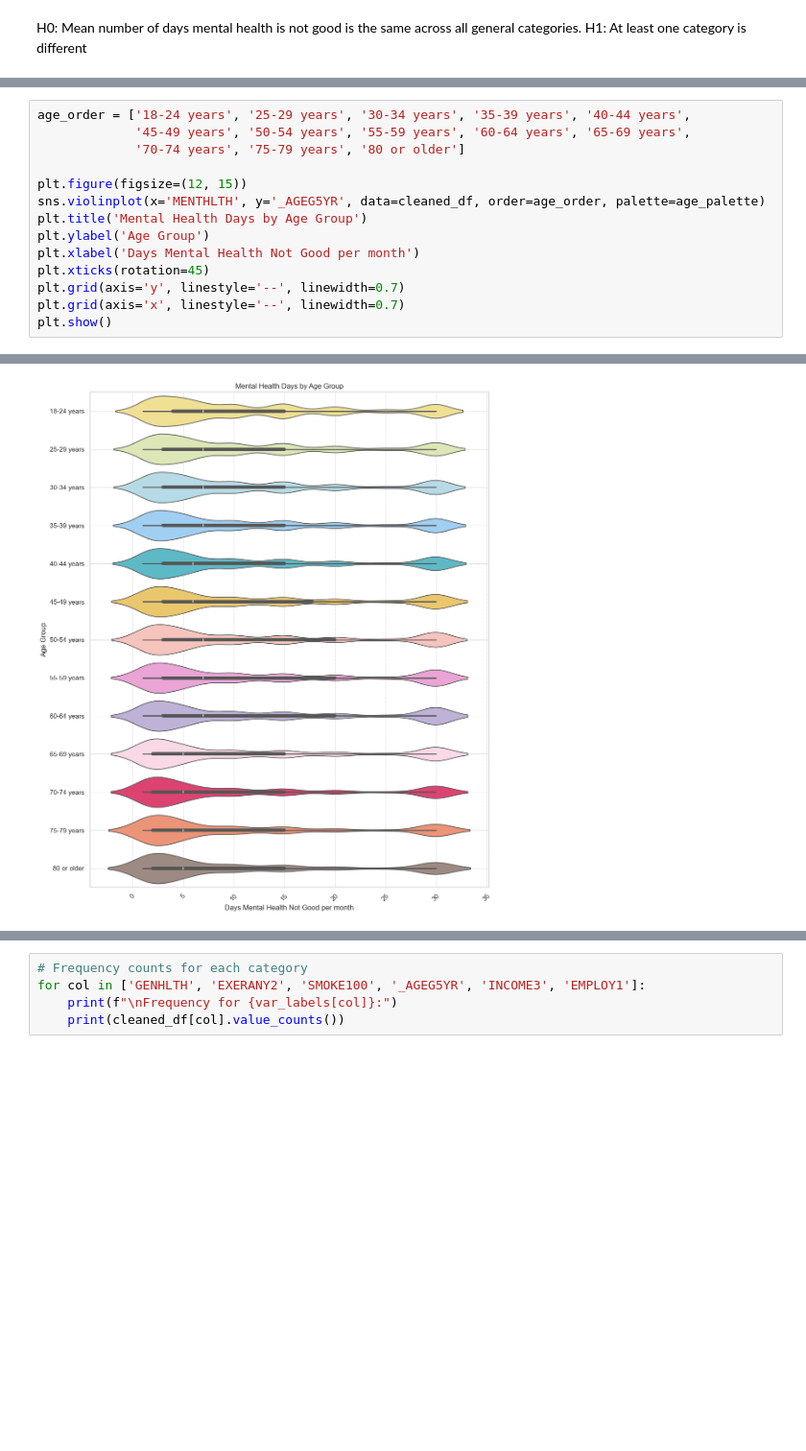
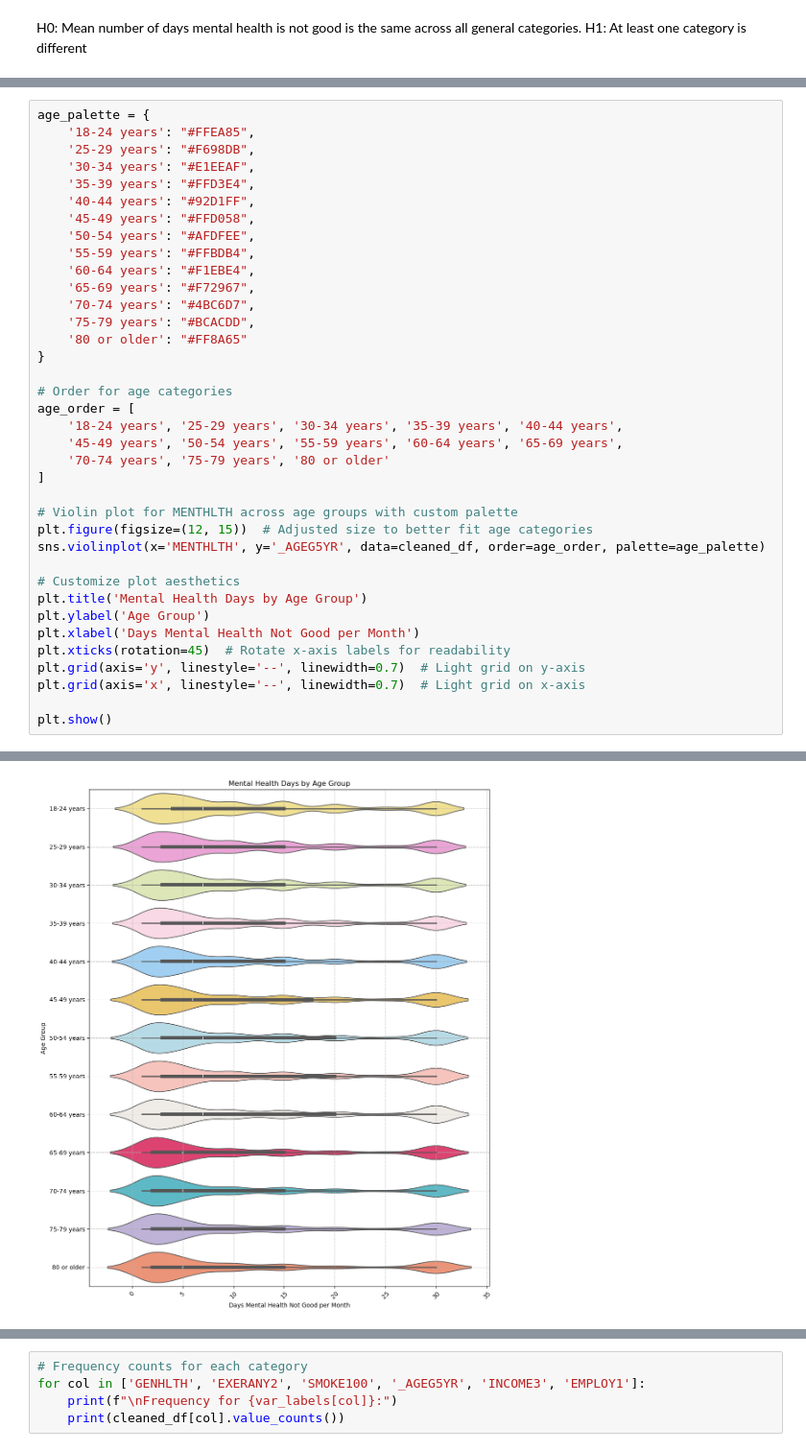
Before and after one commit to cs418-fa24/project-check-in-team-10, a Jupyter notebook: data_analysis_w_better_graphs.ipynb, the cells around one changed output, grey strips where cells are left out. Shown at 96% size. Drawn from its saved outputs; the diff is of its cells as text; blank space fills up the shorter version.

```diff
--- a/data_analysis_w_better_graphs.ipynb
+++ b/data_analysis_w_better_graphs.ipynb
@@ -371,22 +370,45 @@ Residual    1.492310e+07  167786.0          NaN     NaN
 # %%
-age_order = ['18-24 years', '25-29 years', '30-34 years', '35-39 years', '40-44 years',
-             '45-49 years', '50-54 years', '55-59 years', '60-64 years', '65-69 years',
-             '70-74 years', '75-79 years', '80 or older']
+age_palette = {
+    '18-24 years': "#FFEA85",
+    '25-29 years': "#F698DB",
+    '30-34 years': "#E1EEAF",
+    '35-39 years': "#FFD3E4",
+    '40-44 years': "#92D1FF",
+    '45-49 years': "#FFD058",
+    '50-54 years': "#AFDFEE",
+    '55-59 years': "#FFBDB4",
+    '60-64 years': "#F1EBE4",
+    '65-69 years': "#F72967",
+    '70-74 years': "#4BC6D7",
+    '75-79 years': "#BCACDD",
+    '80 or older': "#FF8A65"
+}
 
-plt.figure(figsize=(12, 15))
+# Order for age categories
+age_order = [
+    '18-24 years', '25-29 years', '30-34 years', '35-39 years', '40-44 years',
+    '45-49 years', '50-54 years', '55-59 years', '60-64 years', '65-69 years',
+    '70-74 years', '75-79 years', '80 or older'
+]
+
+# Violin plot for MENTHLTH across age groups with custom palette
+plt.figure(figsize=(12, 15))  # Adjusted size to better fit age categories
 sns.violinplot(x='MENTHLTH', y='_AGEG5YR', data=cleaned_df, order=age_order, palette=age_palette)
+
+# Customize plot aesthetics
 plt.title('Mental Health Days by Age Group')
 plt.ylabel('Age Group')
-plt.xlabel('Days Mental Health Not Good per month')
-plt.xticks(rotation=45)
-plt.grid(axis='y', linestyle='--', linewidth=0.7)
-plt.grid(axis='x', linestyle='--', linewidth=0.7)
+plt.xlabel('Days Mental Health Not Good per Month')
+plt.xticks(rotation=45)  # Rotate x-axis labels for readability
+plt.grid(axis='y', linestyle='--', linewidth=0.7)  # Light grid on y-axis
+plt.grid(axis='x', linestyle='--', linewidth=0.7)  # Light grid on x-axis
+
 plt.show()
 # %% [output]
 Passing `palette` without assigning `hue` is deprecated and will be removed in v0.14.0. Assign the `y` variable to `hue` and set `legend=False` for the same effect.
 
   sns.violinplot(x='MENTHLTH', y='_AGEG5YR', data=cleaned_df, order=age_order, palette=age_palette)
-[figure, old version]
+[figure, new version]
 # %%
 def enhanced_boxplot(data, x, y, title, xlabel, ylabel, palette=None):
     plt.figure(figsize=(10, 6))
```
Also changed, not shown: parts of 18 cells of this notebook.
